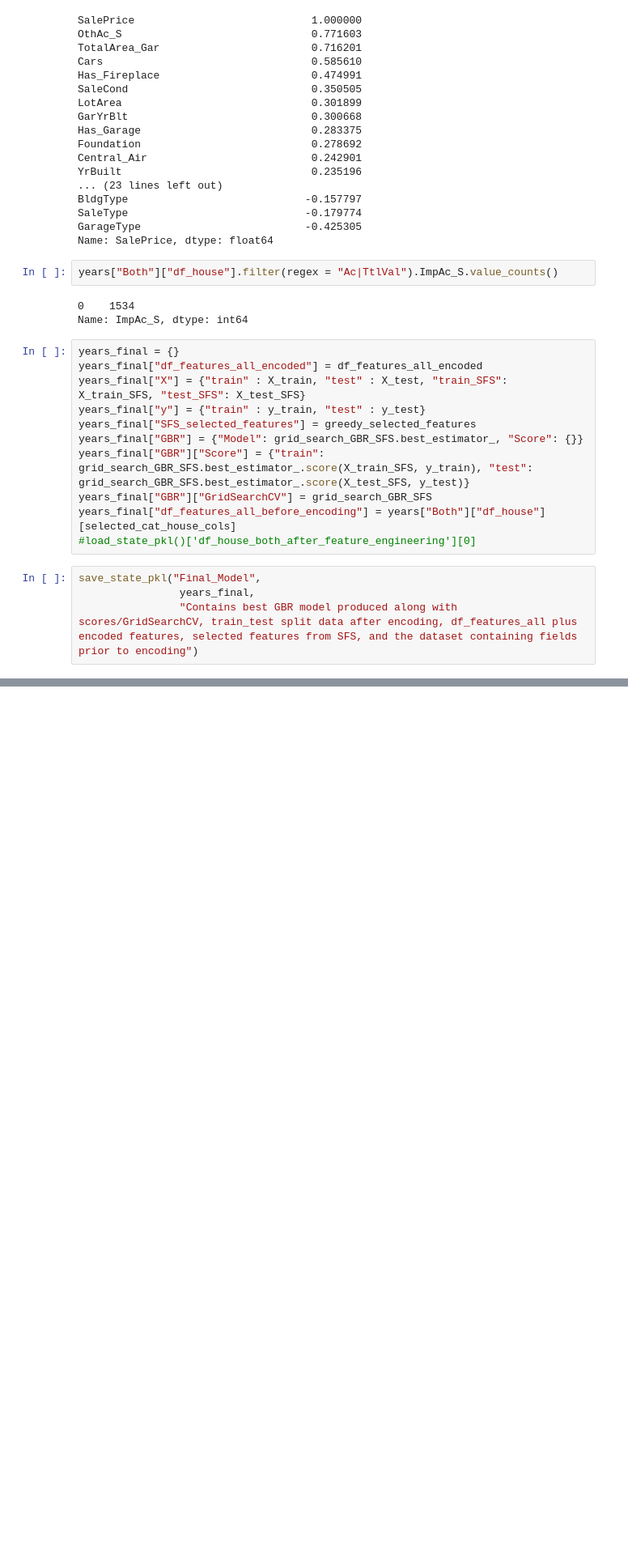
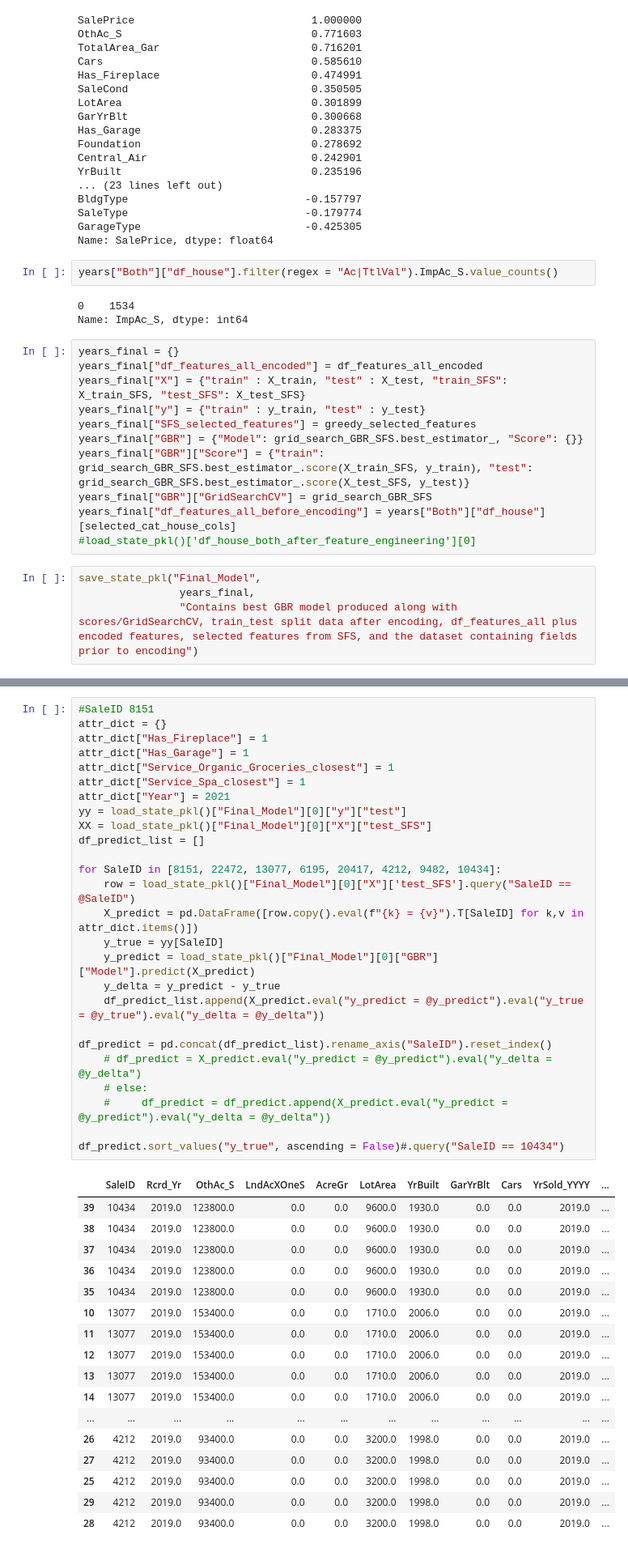
Before and after one commit to lelandjmurrin/Ames_Housing_Project, a Jupyter notebook: Ames_Housing_SalePrice_Distance_Predictions.ipynb, the cells around one changed output, grey strips where cells are left out. Shown at 81% size. Saved outputs shown, nothing was run; the diff lists cells and outputs as text; blank space fills up the shorter version.

```diff
--- a/Ames_Housing_SalePrice_Distance_Predictions.ipynb
+++ b/Ames_Housing_SalePrice_Distance_Predictions.ipynb
@@ -1584,0 +1625,44 @@ NameError: name 'load_state_pkl' is not defined
+# %%
+#SaleID 8151
+attr_dict = {}
+attr_dict["Has_Fireplace"] = 1
+attr_dict["Has_Garage"] = 1
+attr_dict["Service_Organic_Groceries_closest"] = 1
+attr_dict["Service_Spa_closest"] = 1
+attr_dict["Year"] = 2021
+yy = load_state_pkl()["Final_Model"][0]["y"]["test"]
+XX = load_state_pkl()["Final_Model"][0]["X"]["test_SFS"]
+df_predict_list = []
+
+for SaleID in [8151, 22472, 13077, 6195, 20417, 4212, 9482, 10434]:
+    row = load_state_pkl()["Final_Model"][0]["X"]['test_SFS'].query("SaleID == @SaleID")
+    X_predict = pd.DataFrame([row.copy().eval(f"{k} = {v}").T[SaleID] for k,v in attr_dict.items()])
+    y_true = yy[SaleID]
+    y_predict = load_state_pkl()["Final_Model"][0]["GBR"]["Model"].predict(X_predict)
+    y_delta = y_predict - y_true
+    df_predict_list.append(X_predict.eval("y_predict = @y_predict").eval("y_true = @y_true").eval("y_delta = @y_delta"))
+
+df_predict = pd.concat(df_predict_list).rename_axis("SaleID").reset_index()
+    # df_predict = X_predict.eval("y_predict = @y_predict").eval("y_delta = @y_delta")
+    # else:
+    #     df_predict = df_predict.append(X_predict.eval("y_predict = @y_predict").eval("y_delta = @y_delta"))
+
+df_predict.sort_values("y_true", ascending = False)#.query("SaleID == 10434")
+# %% [output]
+|  | SaleID | Rcrd_Yr | OthAc_S | LndAcXOneS | AcreGr | LotArea | YrBuilt | GarYrBlt | Cars | YrSold_YYYY | ... |
+| 39 | 10434 | 2019.0 | 123800.0 | 0.0 | 0.0 | 9600.0 | 1930.0 | 0.0 | 0.0 | 2019.0 | ... |
+| 38 | 10434 | 2019.0 | 123800.0 | 0.0 | 0.0 | 9600.0 | 1930.0 | 0.0 | 0.0 | 2019.0 | ... |
+| 37 | 10434 | 2019.0 | 123800.0 | 0.0 | 0.0 | 9600.0 | 1930.0 | 0.0 | 0.0 | 2019.0 | ... |
+| 36 | 10434 | 2019.0 | 123800.0 | 0.0 | 0.0 | 9600.0 | 1930.0 | 0.0 | 0.0 | 2019.0 | ... |
+| 35 | 10434 | 2019.0 | 123800.0 | 0.0 | 0.0 | 9600.0 | 1930.0 | 0.0 | 0.0 | 2019.0 | ... |
+| 10 | 13077 | 2019.0 | 153400.0 | 0.0 | 0.0 | 1710.0 | 2006.0 | 0.0 | 0.0 | 2019.0 | ... |
+| 11 | 13077 | 2019.0 | 153400.0 | 0.0 | 0.0 | 1710.0 | 2006.0 | 0.0 | 0.0 | 2019.0 | ... |
+| 12 | 13077 | 2019.0 | 153400.0 | 0.0 | 0.0 | 1710.0 | 2006.0 | 0.0 | 0.0 | 2019.0 | ... |
+| 13 | 13077 | 2019.0 | 153400.0 | 0.0 | 0.0 | 1710.0 | 2006.0 | 0.0 | 0.0 | 2019.0 | ... |
+| 14 | 13077 | 2019.0 | 153400.0 | 0.0 | 0.0 | 1710.0 | 2006.0 | 0.0 | 0.0 | 2019.0 | ... |
+| ... | ... | ... | ... | ... | ... | ... | ... | ... | ... | ... | ... |
+| 26 | 4212 | 2019.0 | 93400.0 | 0.0 | 0.0 | 3200.0 | 1998.0 | 0.0 | 0.0 | 2019.0 | ... |
+| 27 | 4212 | 2019.0 | 93400.0 | 0.0 | 0.0 | 3200.0 | 1998.0 | 0.0 | 0.0 | 2019.0 | ... |
+| 25 | 4212 | 2019.0 | 93400.0 | 0.0 | 0.0 | 3200.0 | 1998.0 | 0.0 | 0.0 | 2019.0 | ... |
+| 29 | 4212 | 2019.0 | 93400.0 | 0.0 | 0.0 | 3200.0 | 1998.0 | 0.0 | 0.0 | 2019.0 | ... |
+| 28 | 4212 | 2019.0 | 93400.0 | 0.0 | 0.0 | 3200.0 | 1998.0 | 0.0 | 0.0 | 2019.0 | ... |
```
Also changed, not shown: parts of 17 cells of this notebook, 7 other files.
